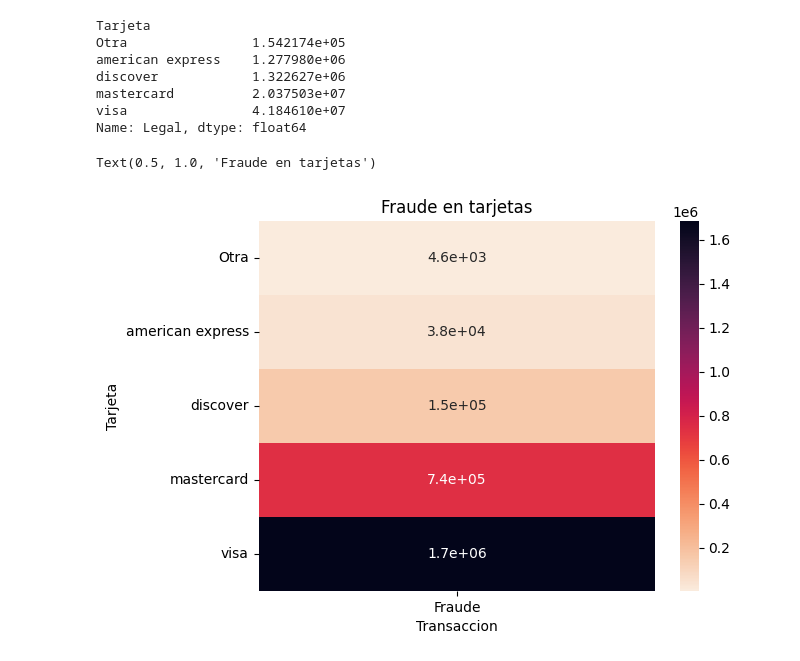
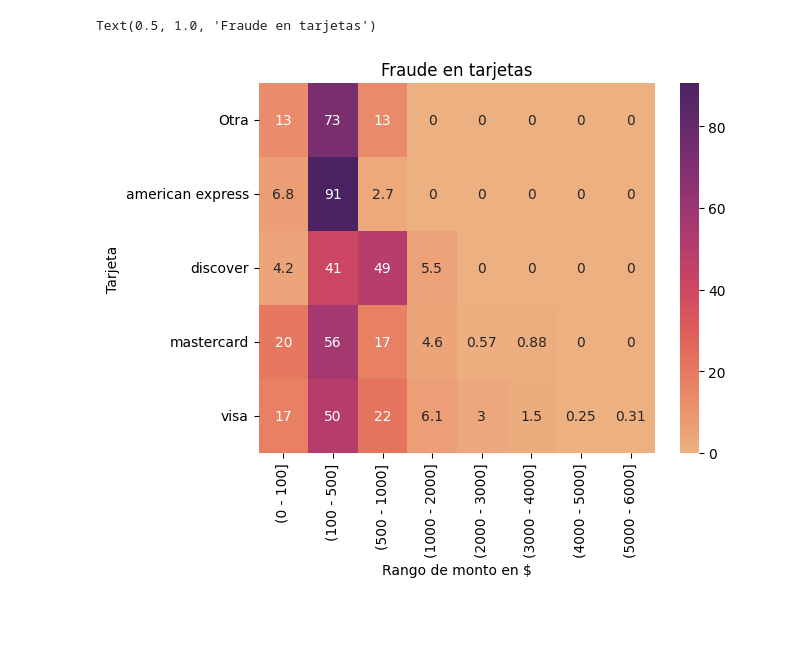
Before and after one commit to Brucejr09/Org-de-Datos-106828, a Jupyter notebook: heatmap.ipynb, the cells around one changed output. Drawn from its saved outputs; the diff is of its cells as text; code cells hidden in the pictures; blank space fills up the shorter version.

Commit message:
Correccion del heatmap plot

```diff
--- a/heatmap.ipynb
+++ b/heatmap.ipynb
@@ -22,10 +68,0 @@ analisis = analisis.pivot_table(values="Monto", index="Tarjeta", columns="Transa
-# %%
-analisis.pop("Legal")
-# %% [output]
-Tarjeta
-Otra                1.542174e+05
-american express    1.277980e+06
-discover            1.322627e+06
-mastercard          2.037503e+07
-visa                4.184610e+07
-Name: Legal, dtype: float64
@@ -32,6 +71,15 @@ Name: Legal, dtype: float64
+# %%
+for columna in list(analisis.columns):
+    analisis[columna] = analisis[columna] * 100 / analisis[columna].sum()
+# %%
+analisis = analisis.reset_index()
+# %%
+analisis["Rango de monto en $"] = analisis["Rango de monto en $"].map(cargar_rango)
+# %%
+analisis = analisis.set_index("Rango de monto en $")
 # %%
-heatmap = sns.heatmap(analisis, annot=True, cmap=sns.color_palette("rocket_r", as_cmap=True))
+heatmap = sns.heatmap(analisis.T, annot=True, cmap=sns.color_palette("flare", as_cmap=True))
 heatmap.set_title("Fraude en tarjetas")
 # %% [output]
 Text(0.5, 1.0, 'Fraude en tarjetas')
-[figure, old version]
+[figure, new version]
```
Also changed, not shown: parts of 10 cells of this notebook.
